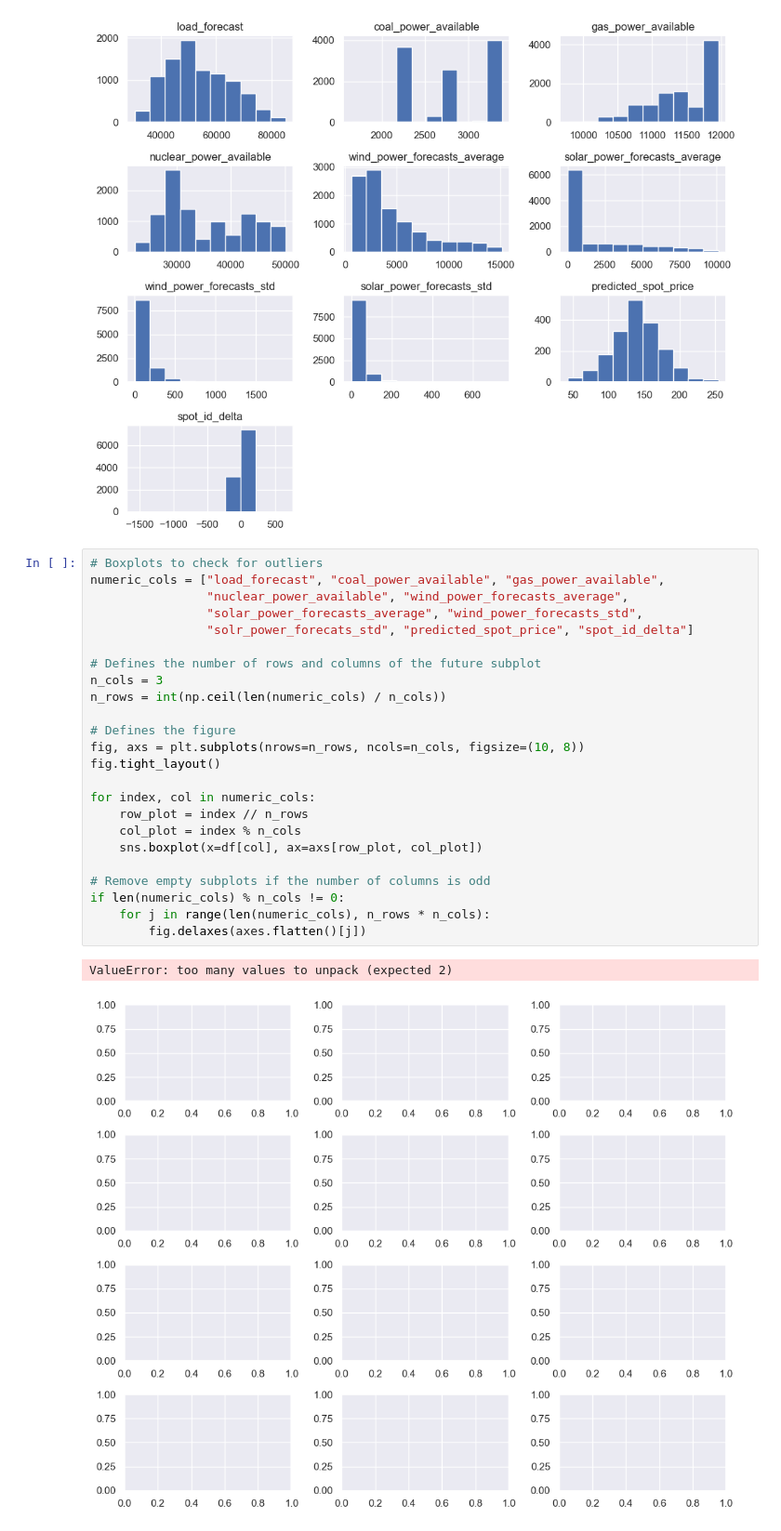
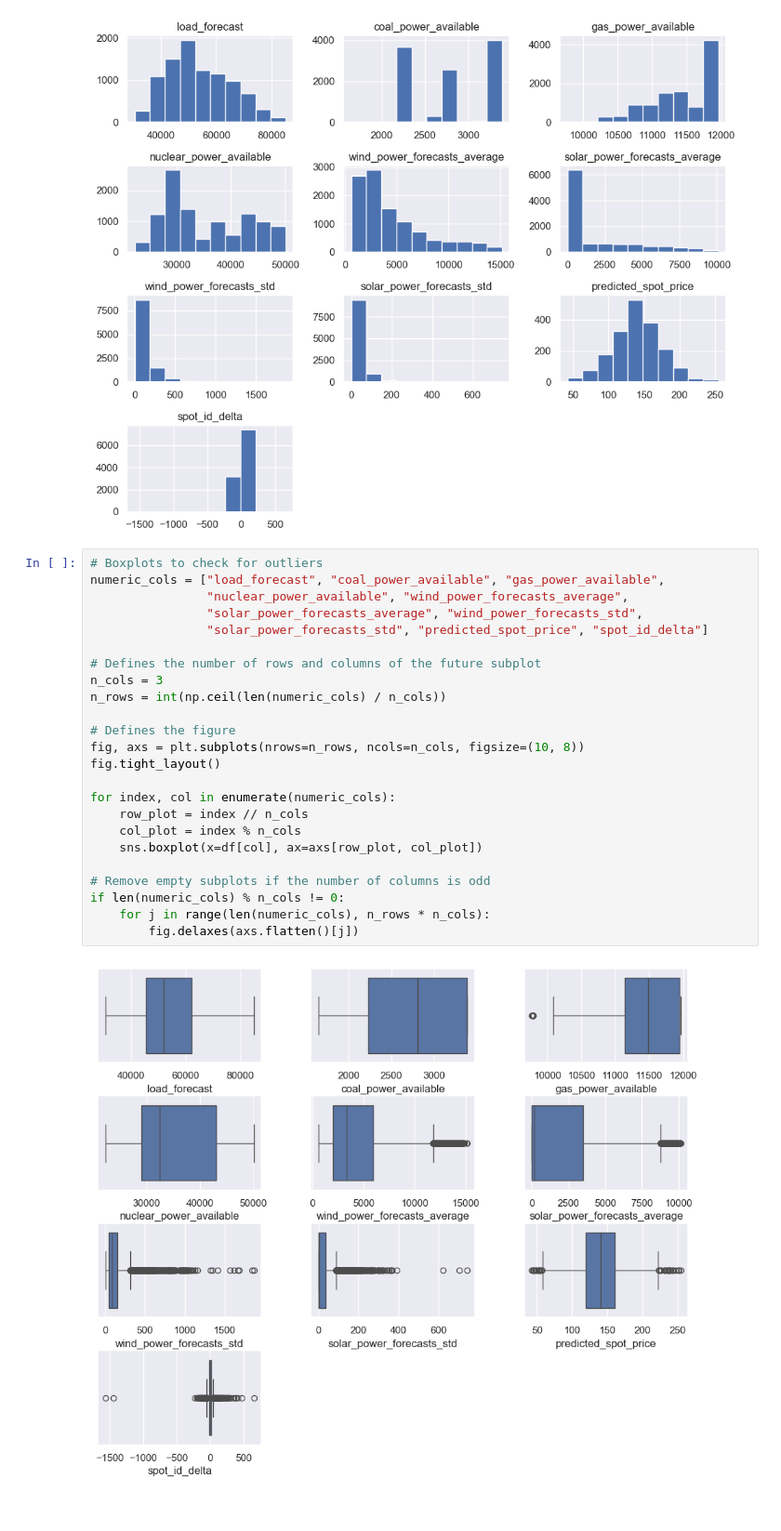
Before and after one commit to stabilo140/Data_Challenge_elmy, a Jupyter notebook: data_challenge.ipynb, the cells around one changed output. Shown at 93% size. Drawn from its saved outputs; the diff is of its cells as text.

```diff
--- a/data_challenge.ipynb
+++ b/data_challenge.ipynb
@@ -241,27 +241,26 @@ Histograms for all numrical features:
 # %%
 # Boxplots to check for outliers
 numeric_cols = ["load_forecast", "coal_power_available", "gas_power_available",
                 "nuclear_power_available", "wind_power_forecasts_average",
                 "solar_power_forecasts_average", "wind_power_forecasts_std",
-                "solr_power_forecats_std", "predicted_spot_price", "spot_id_delta"]
+                "solar_power_forecasts_std", "predicted_spot_price", "spot_id_delta"]
 
 # Defines the number of rows and columns of the future subplot
 n_cols = 3
 n_rows = int(np.ceil(len(numeric_cols) / n_cols))
 
 # Defines the figure
 fig, axs = plt.subplots(nrows=n_rows, ncols=n_cols, figsize=(10, 8))
 fig.tight_layout()
 
-for index, col in numeric_cols:
-    row_plot = index // n_rows
+for index, col in enumerate(numeric_cols):
+    row_plot = index // n_cols
     col_plot = index % n_cols
     sns.boxplot(x=df[col], ax=axs[row_plot, col_plot])
 
 # Remove empty subplots if the number of columns is odd
 if len(numeric_cols) % n_cols != 0:
     for j in range(len(numeric_cols), n_rows * n_cols):
-        fig.delaxes(axes.flatten()[j])
+        fig.delaxes(axs.flatten()[j])
 # %% [output]
-ValueError: too many values to unpack (expected 2)
-[figure, old version]
+[figure, new version]
```
Also changed, not shown: parts of 21 cells of this notebook.
